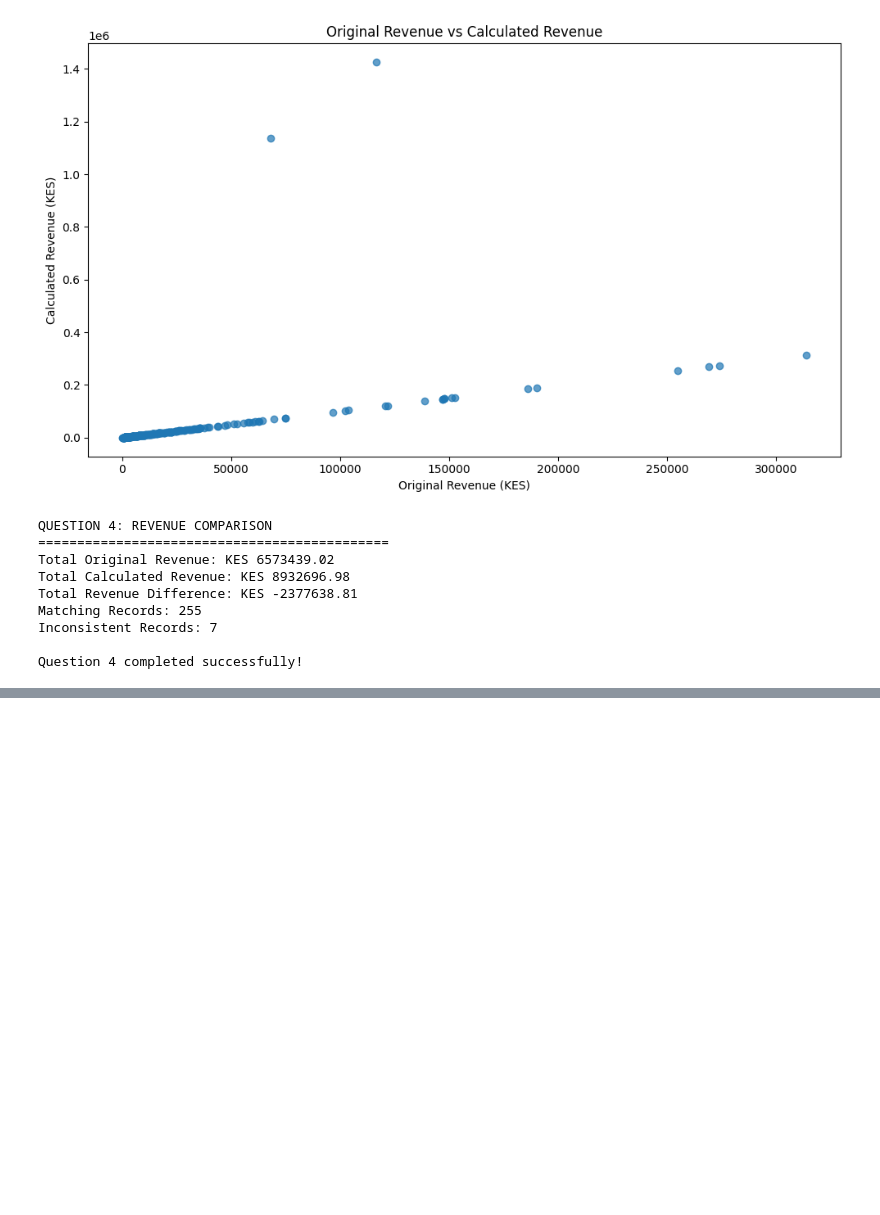
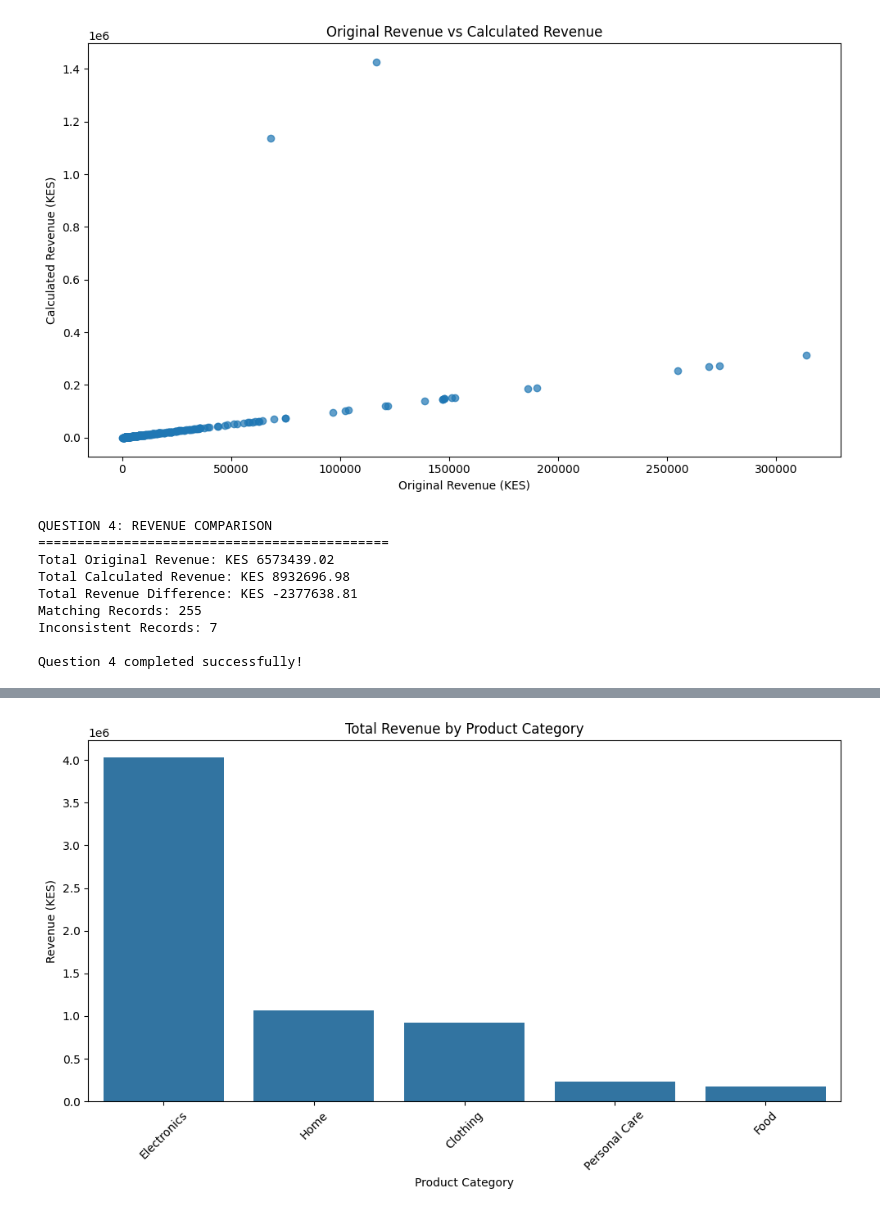
Before and after one commit to Blackk-dotcom/Data-Science-project, a Jupyter notebook: Assignment_2.ipynb, the cells around one changed output, grey strips where cells are left out. Saved outputs shown, nothing was run; the diff lists cells and outputs as text; code cells hidden in the pictures; blank space fills up the shorter version.

```diff
--- a/Assignment_2.ipynb
+++ b/Assignment_2.ipynb
@@ -721,0 +771,4 @@ Question 4 completed successfully!
+# %%
+retail_clean = retail_clean.drop_duplicates()
+
+print("Records after removing exact duplicates:", len(retail_clean))
@@ -721,0 +923,26 @@ Question 4 completed successfully!
+# %%
+category_analysis = sales_data.groupby("Product_Category").agg(
+    Transaction_Count=("Transaction_ID", "nunique"),
+    Total_Revenue_KES=("Revenue_KES", "sum"),
+    Units_Sold=("Units_Sold", "sum"),
+    Average_Selling_Price=("Unit_Price_KES", "mean"),
+    Average_Discount=("Discount_Rate", "mean")
+).reset_index()
+
+# Rank categories by revenue
+category_analysis["Revenue_Rank"] = (
+    category_analysis["Total_Revenue_KES"]
+    .rank(method="min", ascending=False)
+)
+
+# Rank categories by units sold
+category_analysis["Units_Rank"] = (
+    category_analysis["Units_Sold"]
+    .rank(method="min", ascending=False)
+)
+
+category_analysis = category_analysis.sort_values(
+    "Total_Revenue_KES", ascending=False
+)
+
+display(category_analysis)
@@ -721,0 +956,17 @@ Question 4 completed successfully!
+# %%
+plt.figure(figsize=(10, 6))
+
+sns.barplot(
+    data=category_analysis,
+    x="Product_Category",
+    y="Total_Revenue_KES"
+)
+
+plt.title("Total Revenue by Product Category")
+plt.xlabel("Product Category")
+plt.ylabel("Revenue (KES)")
+plt.xticks(rotation=45)
+plt.tight_layout()
+plt.show()
+# %% [output]
+[figure, added]
```
Also changed, not shown: parts of 48 cells of this notebook.
